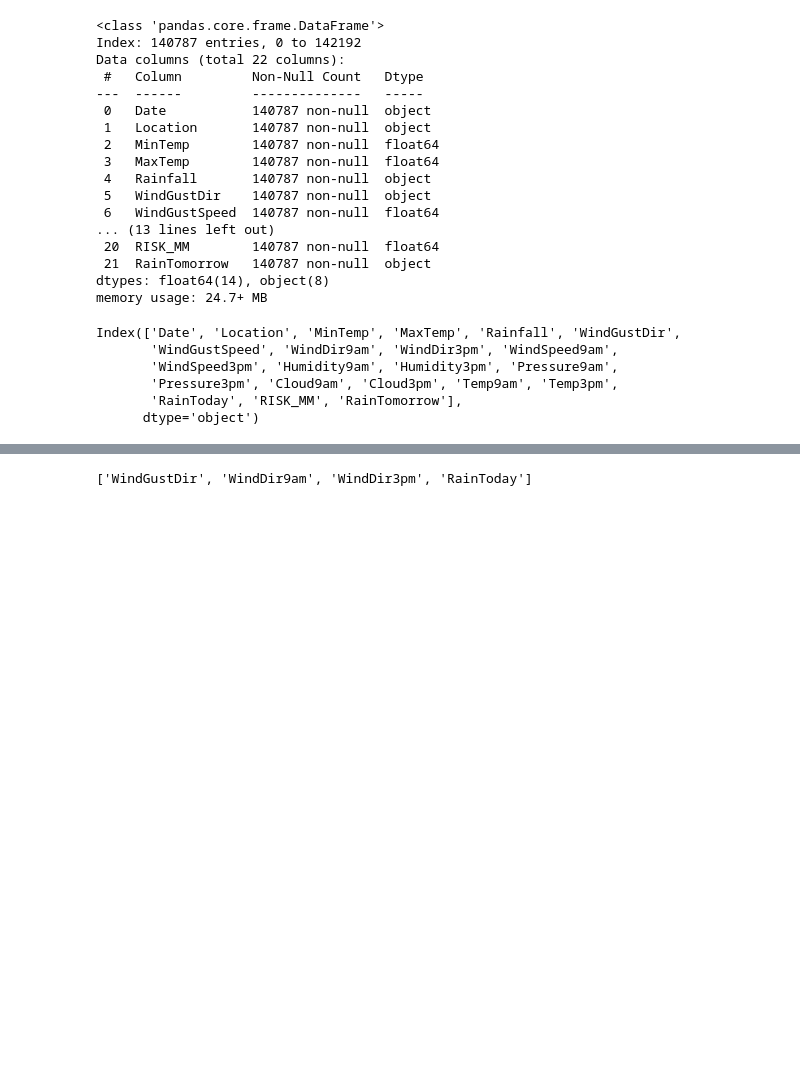
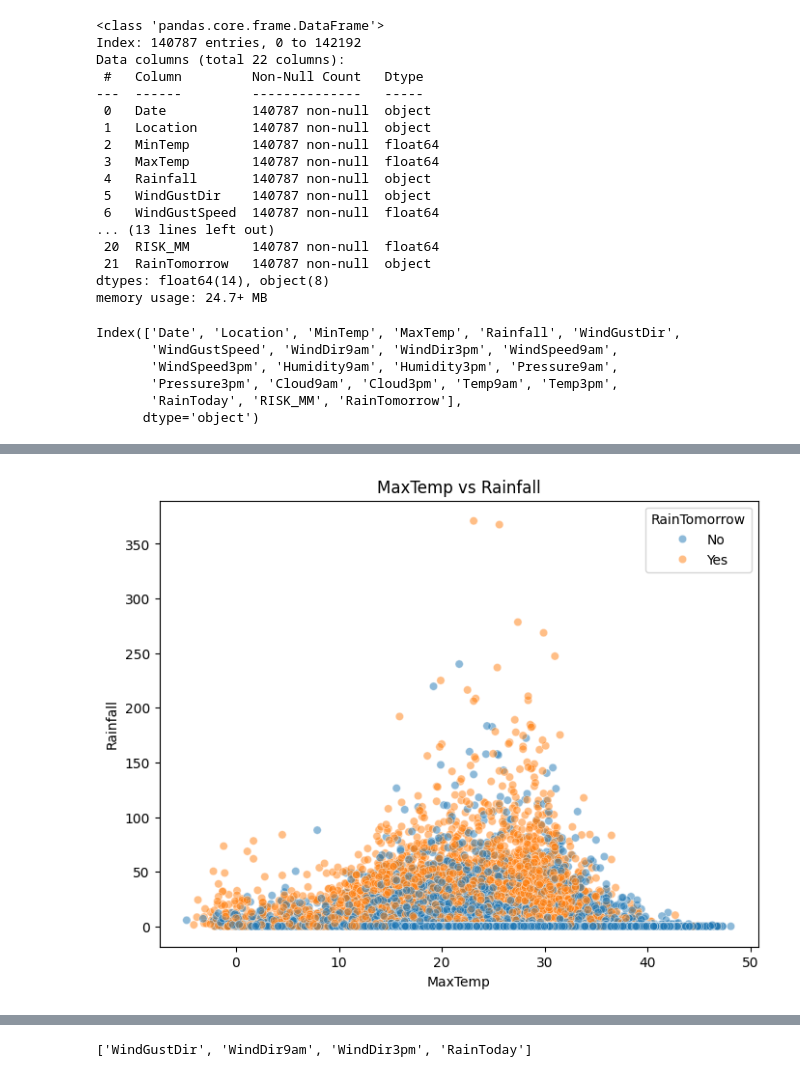
Before and after one commit to Omkardalvi01/Weather-Prediction, a Jupyter notebook: Model.ipynb, the cells around one changed output, grey strips where cells are left out. Saved outputs shown, nothing was run; the diff lists cells and outputs as text; code cells hidden in the pictures; blank space fills up the shorter version.

```diff
--- a/Model.ipynb
+++ b/Model.ipynb
@@ -243,0 +275,10 @@ Y = data['RainTomorrow']
+# %%
+plt.figure(figsize=(8,6))
+sns.scatterplot(x='MaxTemp', y='Rainfall', data=data, alpha=0.5,  hue='RainTomorrow')
+plt.title('MaxTemp vs Rainfall')
+plt.xlabel('MaxTemp')
+plt.ylabel('Rainfall')
+plt.show()
+#shows normal disrtribution
+# %% [output]
+[figure, added]
```
Also changed, not shown: parts of 24 cells of this notebook, 1 other file.
